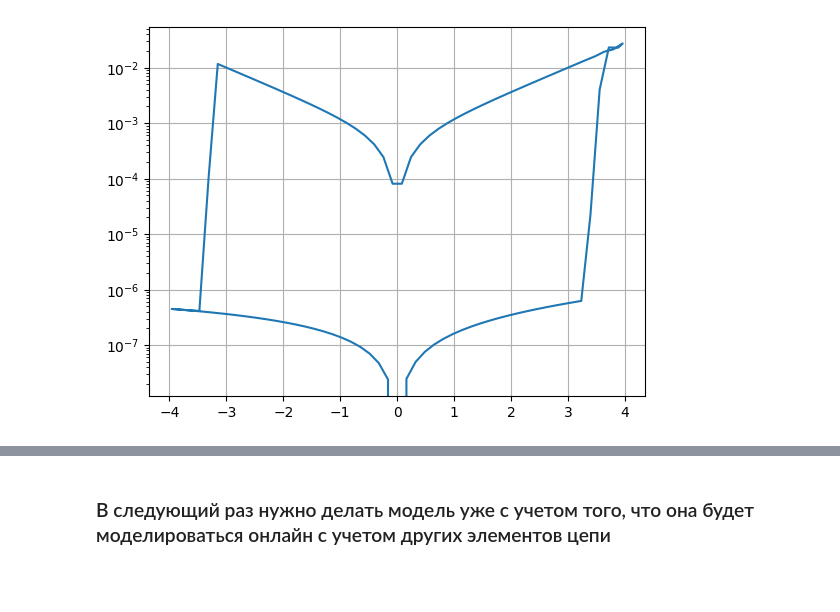
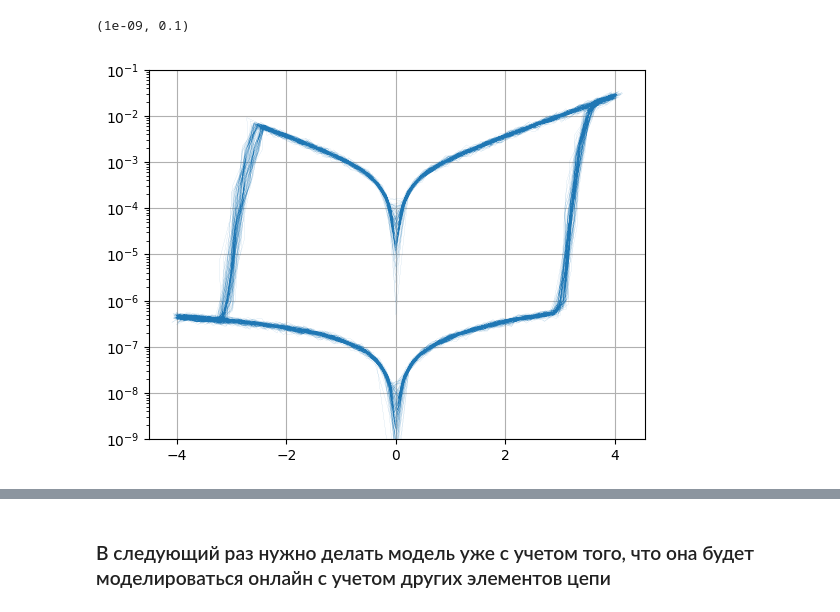
Before and after one commit to OneMoreGate/Memristor_modeling, a Jupyter notebook: main_oop.ipynb, the cells around one changed output, grey strips where cells are left out. Cells and saved outputs as stored; diff of their text form; code cells hidden in the pictures; blank space fills up the shorter version.

Commit message:
add_noise

```diff
--- a/main_oop.ipynb
+++ b/main_oop.ipynb
@@ -58,8 +59,9 @@ class Hyperparameters:
     def __init__(self) -> None:
         pass
 
-    def hyp_initialize(self, V_th, a, b, c, s, n, beta, xi, alpha_m, gamma):
-        self.V_th = V_th
+    def hyp_initialize(self, V_th_n, V_th_p, a, b, c, s, n, beta, xi, alpha_m, gamma):
+        self.V_th_p = np.random.normal(V_th_p,0.5)
+        self.V_th_n = np.random.normal(V_th_n,0.5)
         self.a = a
         self.b = b
         self.c = c
@@ -79,9 +81,9 @@ class Calculation:
         return int(self.b/(np.abs(V_i) + self.c))
 
     def f_calc(self, x_i, V_i):
-        if V_i <= - self.V_th:
+        if V_i <= - self.V_th_n:
             return 1 - (1 - x_i) ** (self.p_calc(V_i))
-        elif V_i >= self.V_th:
+        elif V_i >= self.V_th_p:
             return 1 - x_i ** (self.p_calc(V_i))
         else:
             return 0
@@ -96,8 +98,17 @@ class Calculation:
     def current_calc(self):
         x = self.x_calc()
         return x ** self.n * self.beta * np.sinh(self.alpha_m * self.V) + self.xi * (np.exp(self.gamma * self.V) - 1)
+
+    def current_calc_with_noise(self):
+        x = self.x_calc()
+        I = x ** self.n * self.beta * np.sinh(self.alpha_m * self.V) + self.xi * (np.exp(self.gamma * self.V) - 1)
+        I_plus_noise = np.array([i * (1 + np.random.normal(0,0.1)) for i in I])
+        return I_plus_noise
 # %%
 class Model(Signal, Hyperparameters, Calculation):
+
+    amplitude: float
+
 
     def __init__(self) -> None:
         super().__init__()
@@ -105,8 +116,8 @@ class Model(Signal, Hyperparameters, Calculation):
     def set_puls_params(self, amplitude = 2, frequency = 1, reprtition = 1, n_points = 100, duty_cycle = 0.25):
         super().signal_initialize(amplitude= amplitude, frequency= frequency, reprtition = reprtition, n_points = n_points, duty_cycle = duty_cycle)
 
-    def set_hyperparams(self, V_th  = 1.5, a= 1 , b = 15, c = 2, s = 5, n = 5, beta = 7.069 * 10 ** (-5), xi = 1.946 * 10 ** (-4), alpha_m = 1.8, gamma = 0.15):
-        super().hyp_initialize(V_th = V_th, a = a, b = b, c = c, s = s, n = n, beta = beta, xi = xi, alpha_m = alpha_m, gamma = gamma)
+    def set_hyperparams(self, V_th_p  = 1.5, V_th_n  = 1.5, a= 1 , b = 15, c = 2, s = 5, n = 5, beta = 7.069 * 10 ** (-5), xi = 1.946 * 10 ** (-4), alpha_m = 1.8, gamma = 0.15):
+        super().hyp_initialize(V_th_p = V_th_p, V_th_n = V_th_n, a = a, b = b, c = c, s = s, n = n, beta = beta, xi = xi, alpha_m = alpha_m, gamma = gamma)
 
     def set_puls_form(self, puls_type = 'sine'):
         match puls_type:
@@ -118,32 +129,37 @@ class Model(Signal, Hyperparameters, Calculation):
                 self.t, self.V = super().bipolar_rectangle()
             case _:
                 self.t, self.V = super().sine()
-                print('The pulse type is\'t set correctly. The default pulse type value is set')
+                print('The pulse_type is\'t set correctly. The default pulse_type value is set')
 
     def set_default(self):
         self.set_hyperparams()
         self.set_puls_params()
         self.set_puls_form()
 
-    def calculate(self):
-        self.I = super().current_calc()
+    def calculate(self, set_noise = False):
+        if set_noise == True:
+            self.I = super().current_calc_with_noise()
+        else:
+            self.I = super().current_calc()
 # %%
 m = Model()
 
-m.set_hyperparams(V_th=3, a=100000, n=13, beta=10 ** (-3), xi=10**(-6), alpha_m=1)
-m.set_puls_params(reprtition=1, n_points=100, frequency=1000000, amplitude=4)
+m.set_hyperparams(V_th_p=3, V_th_n = 2, a=100000, n=13, beta=10 ** (-3), xi=10**(-6), alpha_m=1)
+m.set_puls_params(n_points=100, frequency=1000000, amplitude=4, reprtition=100)
 m.set_puls_form(puls_type='triangle')
-m.calculate()
+m.calculate(set_noise=True)
 t = m.time_array
 V = m.V
 I = m.I
 
 #R = V/I
 
 
-plt.plot(V, np.abs(I))
+plt.plot(V,np.abs(I), linewidth = 0.05)
+#plt.plot(t, I)
 plt.grid()
 plt.yscale('log')
-#plt.ylim([10**(-8),10**(-1)])
+plt.ylim([10**(-9),10**(-1)])
 # %% [output]
+(1e-09, 0.1)
-[figure, old version]
+[figure, new version]
```
Also changed, not shown: parts of 3 cells of this notebook, 3 other files.
